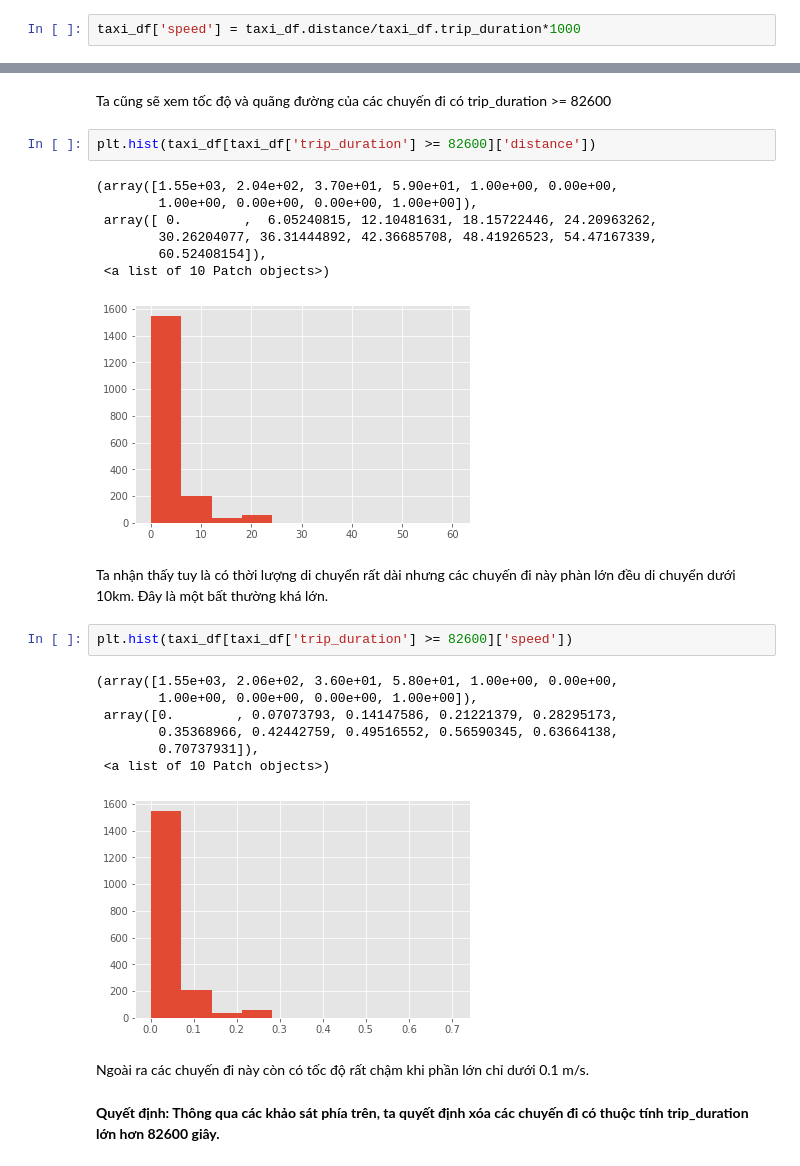
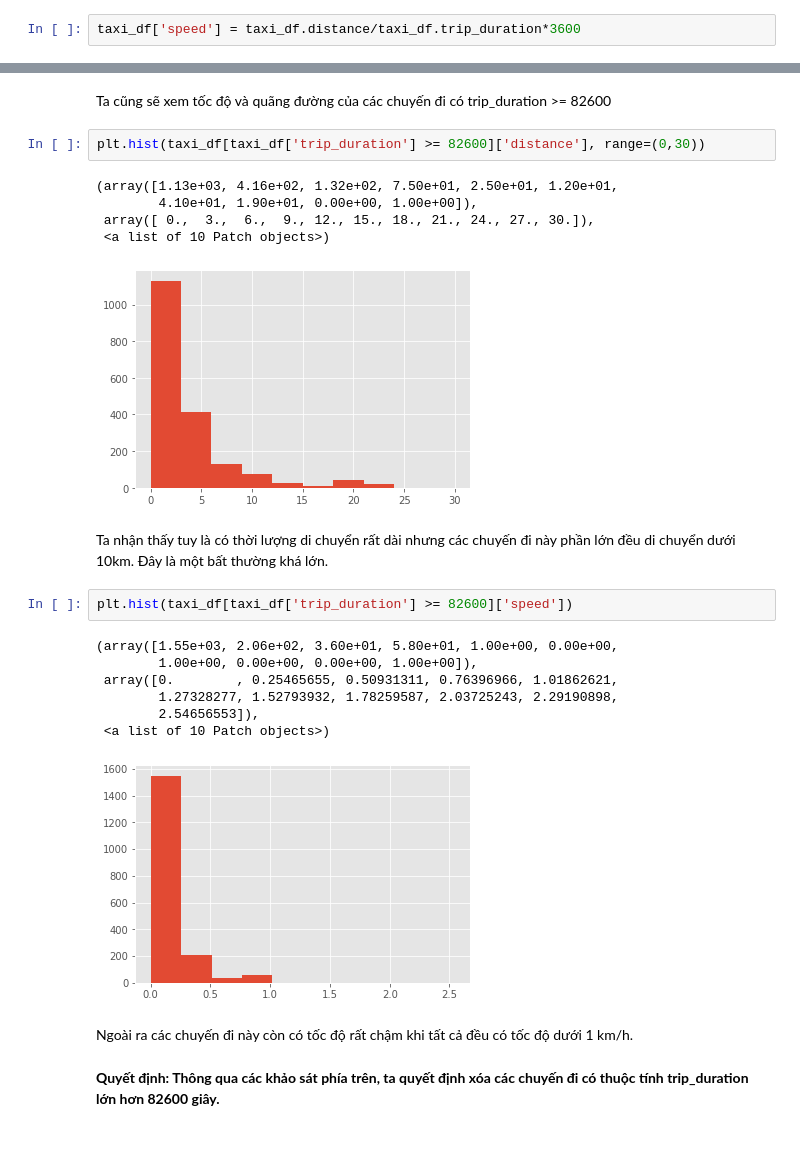
Before and after one commit to trunghq0205/Python4DS, a Jupyter notebook: final_project_report.ipynb, the cells around one changed output, grey strips where cells are left out. Drawn from its saved outputs; the diff is of its cells as text.

```diff
--- a/final_project_report.ipynb
+++ b/final_project_report.ipynb
@@ -227,7 +231,7 @@ def get_speed(trip):
 #speed = taxi_df.apply(get_speed, axis=1)
 #speed.to_csv('speed.csv', index=False)
 # %%
-taxi_df['speed'] = taxi_df.distance/taxi_df.trip_duration*1000
+taxi_df['speed'] = taxi_df.distance/taxi_df.trip_duration*3600
 # %%
 taxi_df.head()
 # %% [output]
@@ -380,29 +384,27 @@ Text(0, 0.5, 'count')
 # %% [markdown]
 Ta cũng sẽ xem tốc độ và quãng đường của các chuyến đi có trip_duration >= 82600
 # %%
-plt.hist(taxi_df[taxi_df['trip_duration'] >= 82600]['distance'])
+plt.hist(taxi_df[taxi_df['trip_duration'] >= 82600]['distance'], range=(0,30))
 # %% [output]
-(array([1.55e+03, 2.04e+02, 3.70e+01, 5.90e+01, 1.00e+00, 0.00e+00,
-        1.00e+00, 0.00e+00, 0.00e+00, 1.00e+00]),
- array([ 0.        ,  6.05240815, 12.10481631, 18.15722446, 24.20963262,
-        30.26204077, 36.31444892, 42.36685708, 48.41926523, 54.47167339,
-        60.52408154]),
+(array([1.13e+03, 4.16e+02, 1.32e+02, 7.50e+01, 2.50e+01, 1.20e+01,
+        4.10e+01, 1.90e+01, 0.00e+00, 1.00e+00]),
+ array([ 0.,  3.,  6.,  9., 12., 15., 18., 21., 24., 27., 30.]),
  <a list of 10 Patch objects>)
-[figure, old version]
+[figure, new version]
 # %% [markdown]
-Ta nhận thấy tuy là có thời lượng di chuyển rất dài nhưng các chuyến đi này phàn lớn đều di chuyển dưới 10km. Đây là một bất thường khá lớn.
+Ta nhận thấy tuy là có thời lượng di chuyển rất dài nhưng các chuyến đi này phần lớn đều di chuyển dưới 10km. Đây là một bất thường khá lớn.
 # %%
 plt.hist(taxi_df[taxi_df['trip_duration'] >= 82600]['speed'])
 # %% [output]
 (array([1.55e+03, 2.06e+02, 3.60e+01, 5.80e+01, 1.00e+00, 0.00e+00,
         1.00e+00, 0.00e+00, 0.00e+00, 1.00e+00]),
- array([0.        , 0.07073793, 0.14147586, 0.21221379, 0.28295173,
-        0.35368966, 0.42442759, 0.49516552, 0.56590345, 0.63664138,
-        0.70737931]),
+ array([0.        , 0.25465655, 0.50931311, 0.76396966, 1.01862621,
+        1.27328277, 1.52793932, 1.78259587, 2.03725243, 2.29190898,
+        2.54656553]),
  <a list of 10 Patch objects>)
-[figure, old version]
+[figure, new version]
 # %% [markdown]
-Ngoài ra các chuyến đi này còn có tốc độ rất chậm khi phần lớn chỉ dưới 0.1 m/s.
+Ngoài ra các chuyến đi này còn có tốc độ rất chậm khi tất cả đều có tốc độ dưới 1 km/h.
 # %% [markdown]
 **Quyết định: Thông qua các khảo sát phía trên, ta quyết định xóa các chuyến đi có thuộc tính trip_duration lớn hơn 82600 giây.**
 # %% [markdown]
```
Also changed, not shown: parts of 85 cells of this notebook.
